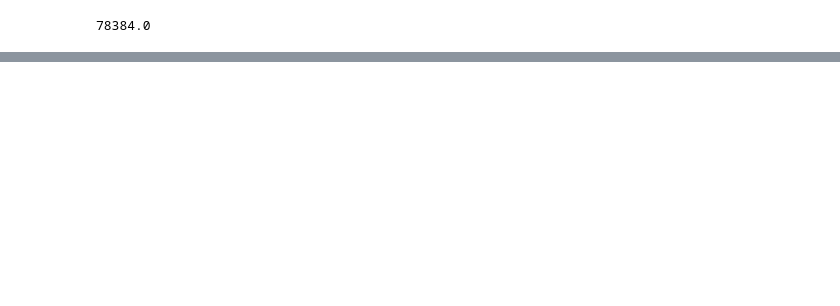
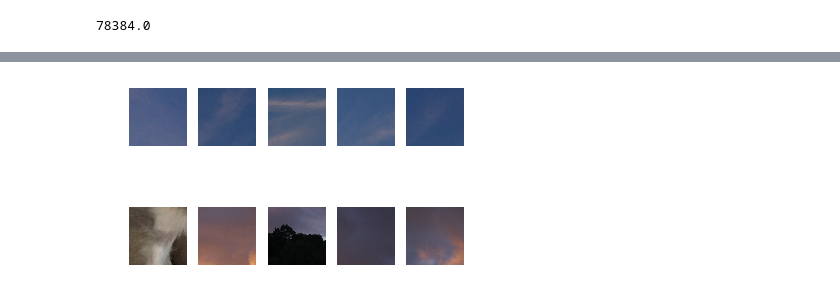
Before and after one commit to maozhiqiang/ICIC, a Jupyter notebook: data_gen.ipynb, the cells around one changed output, grey strips where cells are left out. Drawn from its saved outputs; the diff is of its cells as text; code cells hidden in the pictures; blank space fills up the shorter version.

```diff
--- a/data_gen.ipynb
+++ b/data_gen.ipynb
@@ -76,0 +96,4 @@ img_r.rotate()
+# %%
+show_crops(da.crop_list, 765)
+# %% [output]
+[figure, added]
```
Also changed, not shown: parts of 19 cells of this notebook.
